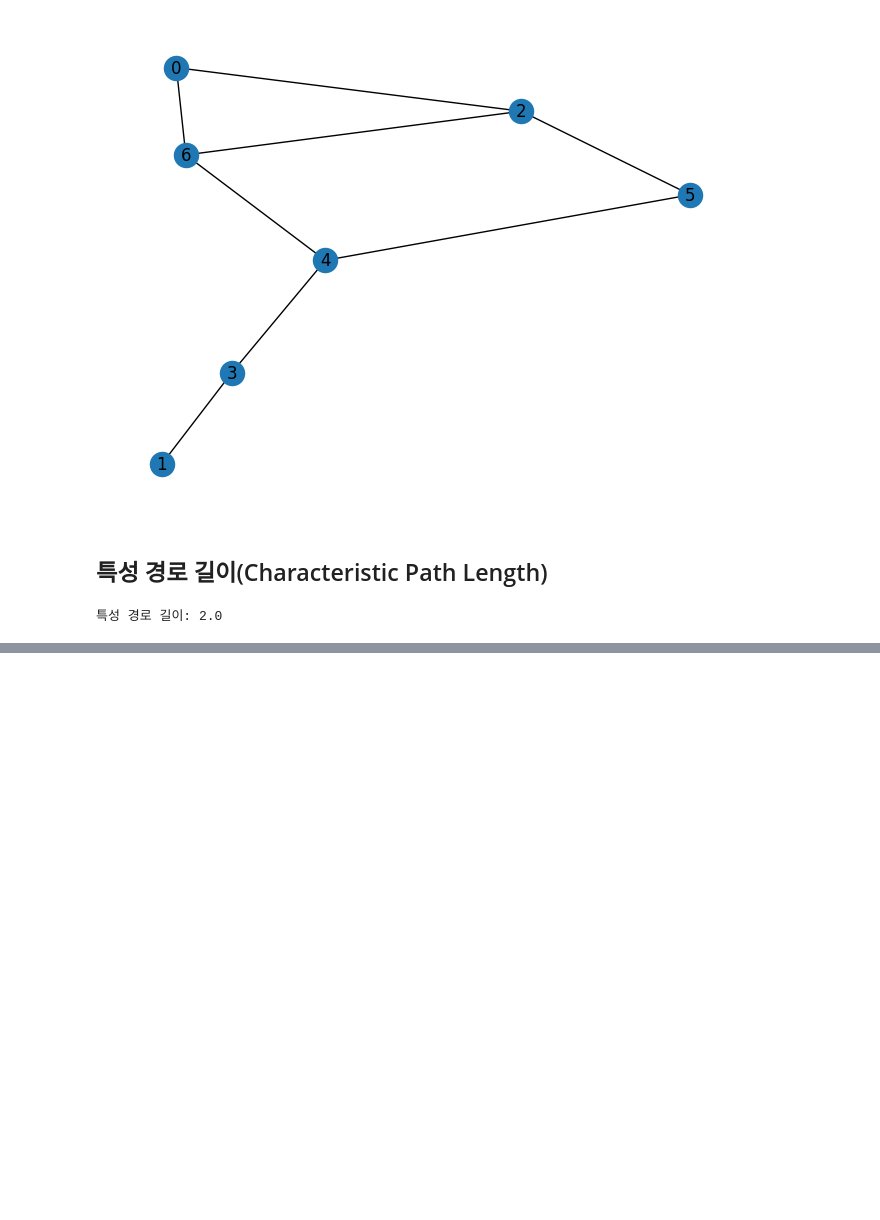
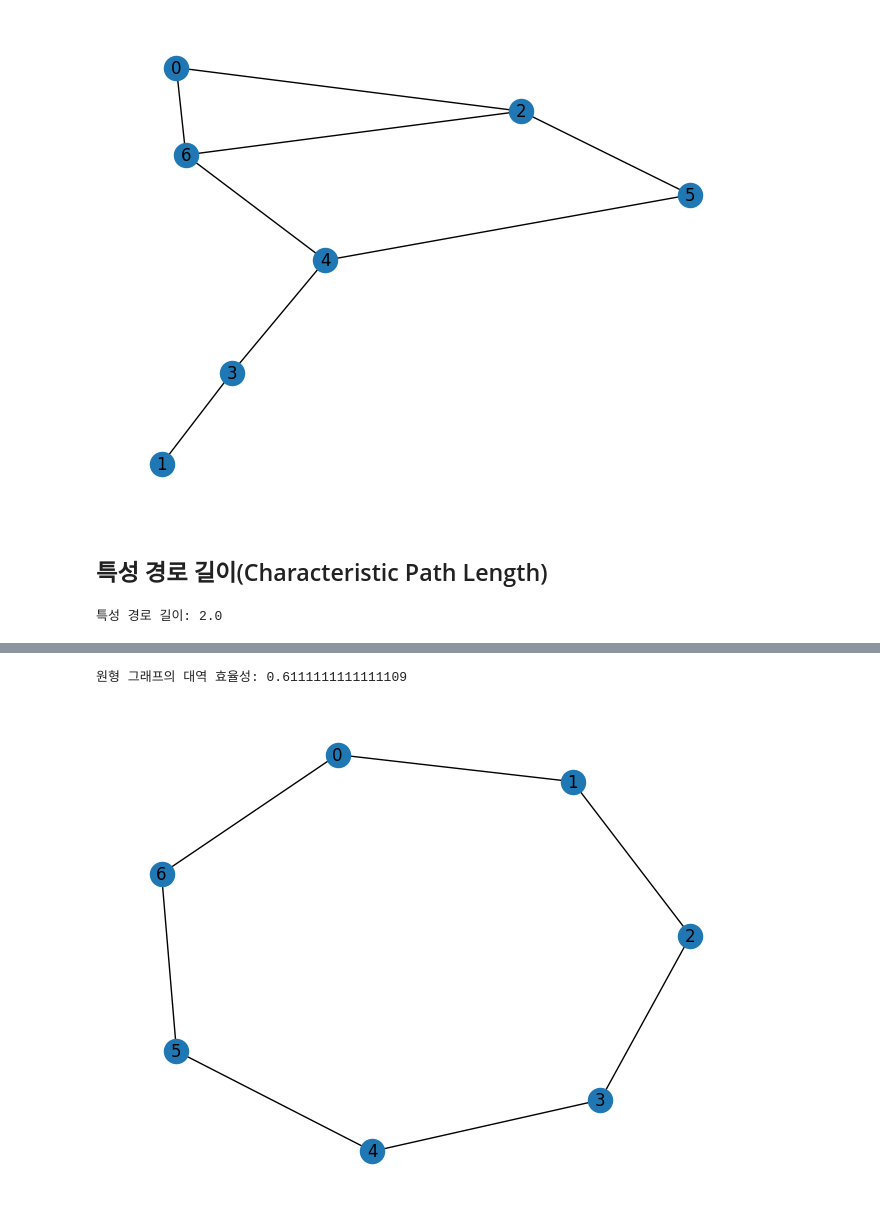
Before and after one commit to Kwan-Gu/graph_ml, a Jupyter notebook: graph_ml_learn/02_graph_metrics.ipynb, the cells around one changed output, grey strips where cells are left out. Saved outputs shown, nothing was run; the diff lists cells and outputs as text; code cells hidden in the pictures; blank space fills up the shorter version.

```diff
--- a/graph_ml_learn/02_graph_metrics.ipynb
+++ b/graph_ml_learn/02_graph_metrics.ipynb
@@ -26,0 +36,7 @@ print(f"특성 경로 길이: {nx.average_shortest_path_length(G)}")
+# %%
+circulant_G = nx.circulant_graph(7, offsets=[1])  # 원형 그래프
+nx.draw(circulant_G, with_labels=True)  # 그래프 시각화
+print(f"원형 그래프의 대역 효율성: {nx.global_efficiency(circulant_G)}")
+# %% [output]
+원형 그래프의 대역 효율성: 0.6111111111111109
+[figure, added]
```
Also changed, not shown: parts of 22 cells of this notebook, 3 other files.
